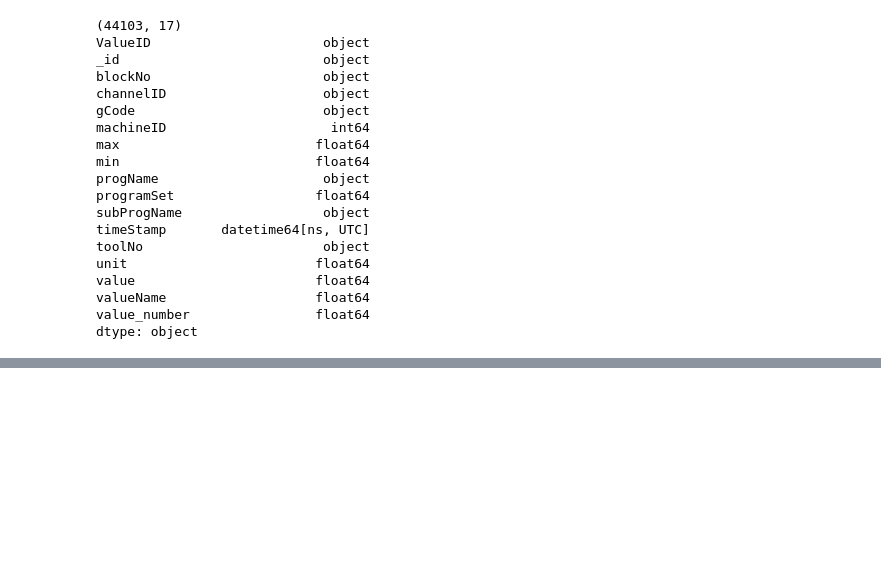
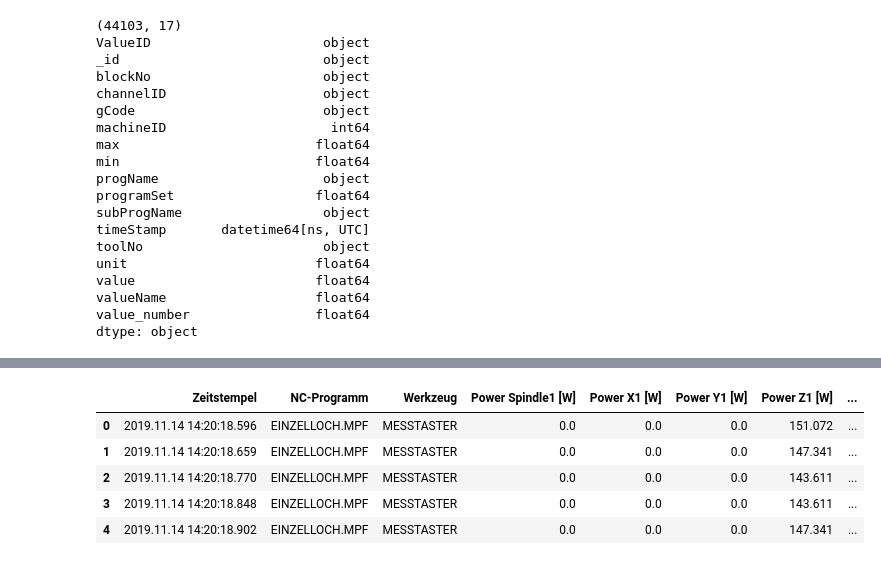
Before and after one commit to Xavubil/master_project_machine_learning, a Jupyter notebook: data_exploration/01-file_parsing.ipynb, the cells around one changed output, grey strips where cells are left out. Saved outputs shown, nothing was run; the diff lists cells and outputs as text; code cells hidden in the pictures; blank space fills up the shorter version.

Commit message:
data_exploration from files

```diff
--- a/data_exploration/01-file_parsing.ipynb
+++ b/data_exploration/01-file_parsing.ipynb
@@ -69,0 +80,10 @@ df.head()
+# %%
+df_csv2 = pd.read_csv("test_data_set_2.csv", header=6)
+df_csv2.head()
+# %% [output]
+|  | Zeitstempel | NC-Programm | Werkzeug | Power Spindle1 [W] | Power X1 [W] | Power Y1 [W] | Power Z1 [W] | ... |
+| 0 | 2019.11.14 14:20:18.596 | EINZELLOCH.MPF | MESSTASTER | 0.0 | 0.0 | 0.0 | 151.072 | ... |
+| 1 | 2019.11.14 14:20:18.659 | EINZELLOCH.MPF | MESSTASTER | 0.0 | 0.0 | 0.0 | 147.341 | ... |
+| 2 | 2019.11.14 14:20:18.770 | EINZELLOCH.MPF | MESSTASTER | 0.0 | 0.0 | 0.0 | 143.611 | ... |
+| 3 | 2019.11.14 14:20:18.848 | EINZELLOCH.MPF | MESSTASTER | 0.0 | 0.0 | 0.0 | 143.611 | ... |
+| 4 | 2019.11.14 14:20:18.902 | EINZELLOCH.MPF | MESSTASTER | 0.0 | 0.0 | 0.0 | 147.341 | ... |
```
Also changed, not shown: parts of 5 cells of this notebook.
